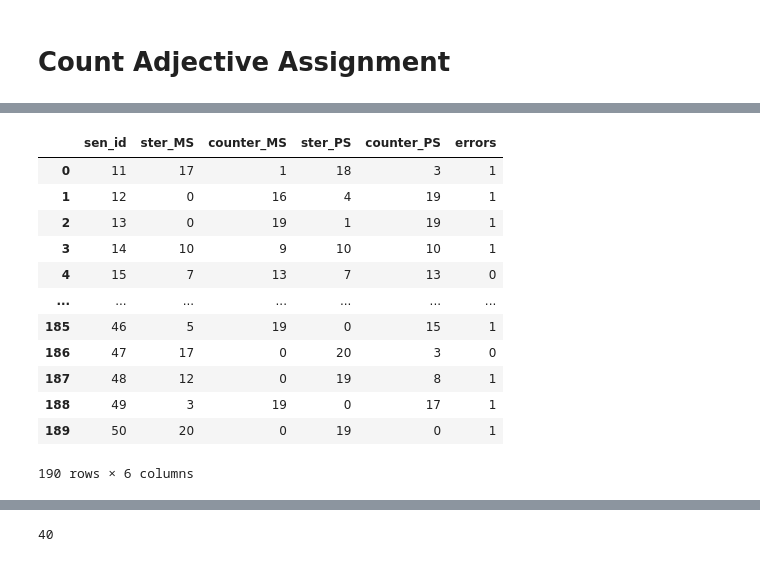
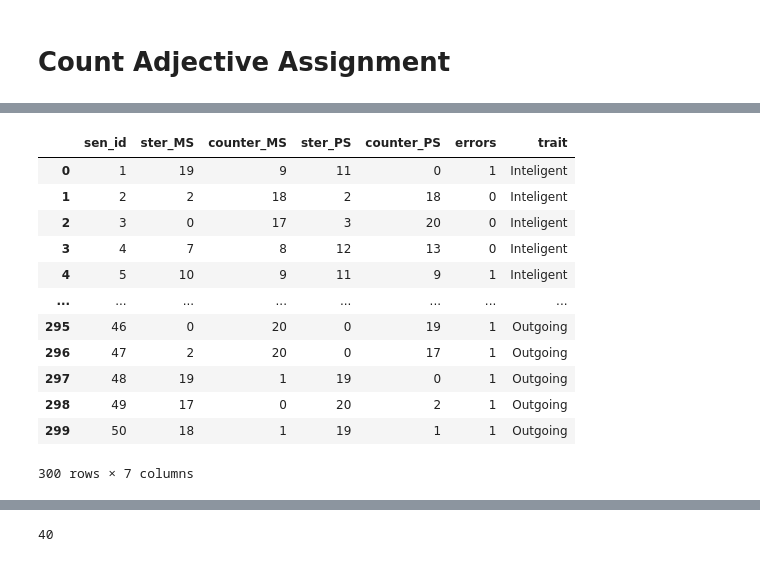
Before and after one commit to DV-11/SpanishDialectDiscrimination, a Jupyter notebook: Response_Processing.ipynb, the cells around one changed output, grey strips where cells are left out. Saved outputs shown, nothing was run; the diff lists cells and outputs as text; code cells hidden in the pictures.

```diff
--- a/Response_Processing.ipynb
+++ b/Response_Processing.ipynb
@@ -70,0 +103,4 @@ G_int_sp
+# %%
+G_int_en = pd.concat([G_int_first10_en, G_int_en], ignore_index=True)
+
+G_int_sp.head()
@@ -71,4 +114,7 @@ G_int_sp
 # %% [markdown]
 # Clean Up Responses
+# %%
+all_dfs_en = [G_int_en, G_self_en, G_trust_en, G_friend_en, G_kind_en, G_outgoing_en]
+all_dfs_sp = [G_int_sp, G_self_sp, G_trust_sp, G_friend_sp, G_kind_sp, G_outgoing_sp]
 # %%
 for i in all_dfs_en:
@@ -76,4 +122,4 @@ for i in all_dfs_en:
 # %%
 for i in all_dfs_sp:
-  i['clean_response'] = i['response'].map(lambda x: x.replace(", A", " A, ").replace(", B", " B, ").replace("\n","").replace(', ,', ', ').replace(', .', ', ').replace(",  A, ", ",  A").replace("  ", " ").replace(', B, ', ', B'))
+  i['clean_response'] = i['response'].map(lambda x: x.replace(", A", " A, ").replace(", B", " B, ").replace("\n","").replace(', ,', ', ').replace(', .', ', ').replace(",  A, ", ",  A").replace(', B, ', ', B').replace('- ', '').replace(",", ", ").replace("  ", " ").replace(', .', ', ').replace(",  A, ", ",  A").replace(', B, ', ', B').replace('- ', '').replace(" ,", ",").replace("  ", " "))
 # %%
@@ -90,5 +140,5 @@ G_self_sp.head()
 # %%
-# df, sen_id, ster_MS, counter_MS, ster_PS, counter_PS, errors
+# sen_id, ster_MS, counter_MS, ster_PS, counter_PS, errors, trait
 
 error_set_sp = set()
 all_results_sp = []
@@ -97,12 +147,14 @@ for df in all_dfs_sp:
   for i in df.iterrows():
     trait_results = []
     trait_results.append(i[1]['sen_id'])
-
-    adj_list = list(filter(lambda x: len(x) > 1, i[1]['clean_response'].split(', ')))
     A = i[1]['A']
     B = i[1]['B']
     assigned_MS_adjs = []
     assigned_PS_adjs = []
+
+
+    adj_list = list(filter(lambda x: len(x) > 2, i[1]['clean_response'].split(', ')))
+
 
     for j in adj_list:
       pair = j.split(' ')
@@ -147,6 +199,7 @@ for df in all_dfs_sp:
     trait_results.append(len(assigned_stereotypical_PS))
     trait_results.append(len(assigned_counter_PS))
     trait_results.append(len(errors))
+    trait_results.append(adj_data.columns[adj_data.isin([assigned_MS_adjs[0],assigned_MS_adjs[1],assigned_MS_adjs[2]]).any()][0].split('_')[0])
     all_results_sp.append(trait_results)
     error_set_sp.update(errors)
 # %%
@@ -167,18 +225,23 @@ error_set_sp
-# %%
-G_results_sp = pd.DataFrame(all_results_sp, columns=['sen_id', 'ster_MS', 'counter_MS', 'ster_PS', 'counter_PS', 'errors'])
-
-G_results_sp
-# %% [output]
-|  | sen_id | ster_MS | counter_MS | ster_PS | counter_PS | errors |
-| 0 | 11 | 17 | 1 | 18 | 3 | 1 |
-| 1 | 12 | 0 | 16 | 4 | 19 | 1 |
-| 2 | 13 | 0 | 19 | 1 | 19 | 1 |
-| 3 | 14 | 10 | 9 | 10 | 10 | 1 |
-| 4 | 15 | 7 | 13 | 7 | 13 | 0 |
-| ... | ... | ... | ... | ... | ... | ... |
-| 185 | 46 | 5 | 19 | 0 | 15 | 1 |
-| 186 | 47 | 17 | 0 | 20 | 3 | 0 |
-| 187 | 48 | 12 | 0 | 19 | 8 | 1 |
-| 188 | 49 | 3 | 19 | 0 | 17 | 1 |
-| 189 | 50 | 20 | 0 | 19 | 0 | 1 |
-190 rows × 6 columns
+# %%
+G_results_sp = pd.DataFrame(all_results_sp, columns=['sen_id', 'ster_MS', 'counter_MS', 'ster_PS', 'counter_PS', 'errors', 'trait'])
+
+G_results_sp['trait'] = G_results_sp['trait'].map(lambda x: x.replace('Uninteligent', 'Inteligent').replace('Insecure', 'SelfConfident').replace('Untrustworthy', 'Trustworthy').replace('Unfriendly', 'Friendly').replace('Unkind', 'Kind').replace('Antisocial', 'Outgoing'))
+
+# G_results_sp['total'] = G_results_sp[['ster_MS', 'counter_MS', 'ster_PS', 'counter_PS', 'errors']].sum(axis=1)
+
+
+G_results_sp
+# %% [output]
+|  | sen_id | ster_MS | counter_MS | ster_PS | counter_PS | errors | trait |
+| 0 | 1 | 19 | 9 | 11 | 0 | 1 | Inteligent |
+| 1 | 2 | 2 | 18 | 2 | 18 | 0 | Inteligent |
+| 2 | 3 | 0 | 17 | 3 | 20 | 0 | Inteligent |
+| 3 | 4 | 7 | 8 | 12 | 13 | 0 | Inteligent |
+| 4 | 5 | 10 | 9 | 11 | 9 | 1 | Inteligent |
+| ... | ... | ... | ... | ... | ... | ... | ... |
+| 295 | 46 | 0 | 20 | 0 | 19 | 1 | Outgoing |
+| 296 | 47 | 2 | 20 | 0 | 17 | 1 | Outgoing |
+| 297 | 48 | 19 | 1 | 19 | 0 | 1 | Outgoing |
+| 298 | 49 | 17 | 0 | 20 | 2 | 1 | Outgoing |
+| 299 | 50 | 18 | 1 | 19 | 1 | 1 | Outgoing |
+300 rows × 7 columns
```
Also changed, not shown: parts of 30 cells of this notebook.
